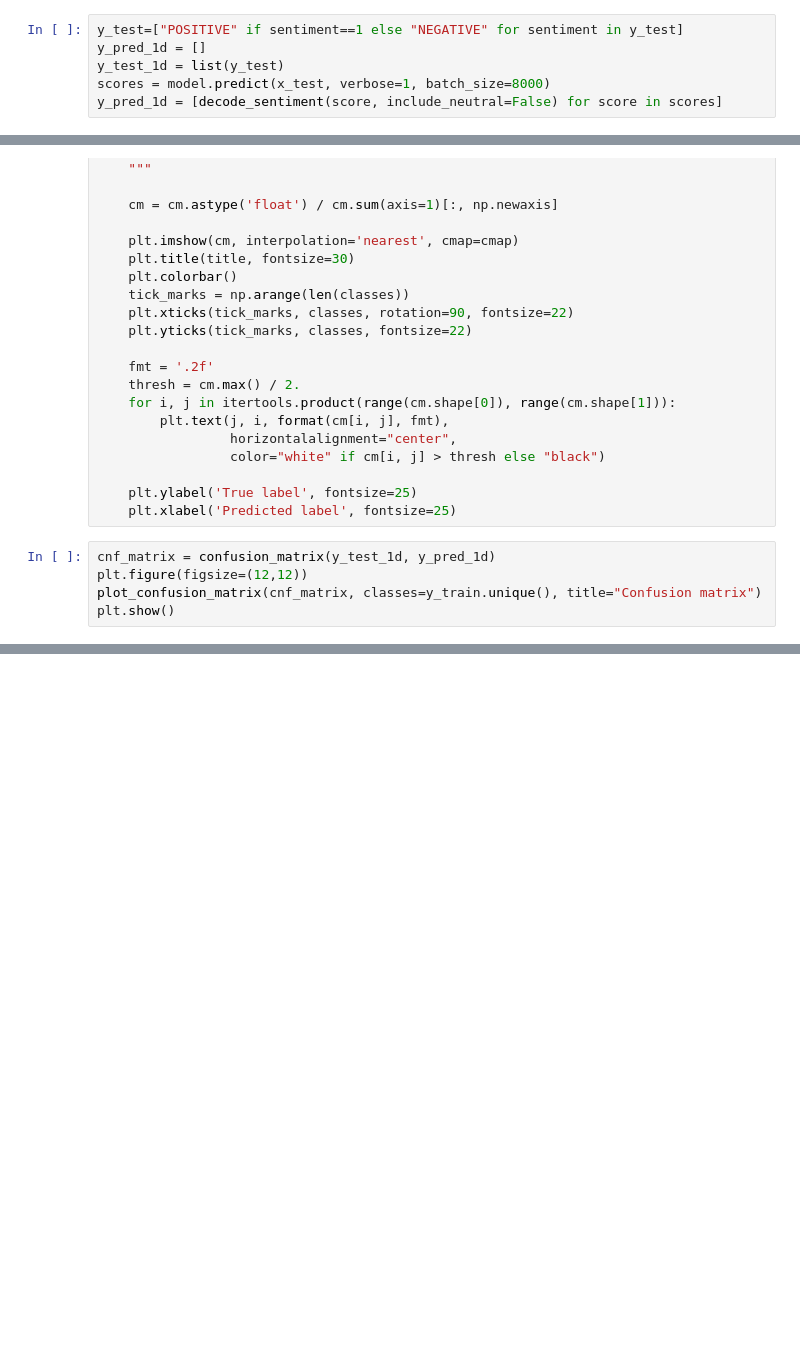
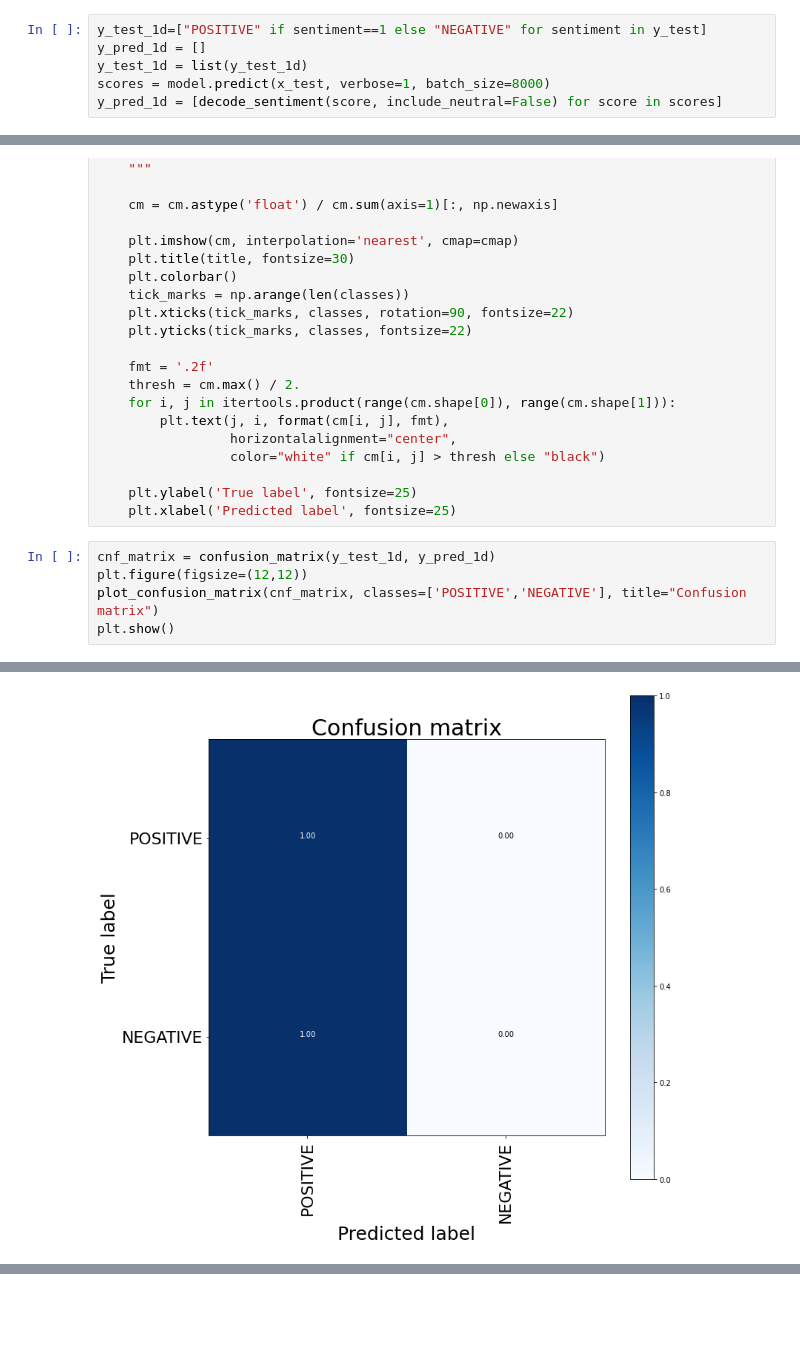
Before and after one commit to Harish521/NLP, a Jupyter notebook: IMDB Movie Sentiment Analysis/Sentiment Analysis IMDB Dataset.ipynb, the cells around one changed output, grey strips where cells are left out. Cells and saved outputs as stored; diff of their text form; blank space fills up the shorter version.

```diff
--- a/IMDB Movie Sentiment Analysis/Sentiment Analysis IMDB Dataset.ipynb
+++ b/IMDB Movie Sentiment Analysis/Sentiment Analysis IMDB Dataset.ipynb
@@ -567,9 +538,9 @@ def decode_sentiment(score, include_neutral=True):
     else:
         return NEGATIVE if score < 0.5 else POSITIVE
 # %%
-y_test=["POSITIVE" if sentiment==1 else "NEGATIVE" for sentiment in y_test]
+y_test_1d=["POSITIVE" if sentiment==1 else "NEGATIVE" for sentiment in y_test]
 y_pred_1d = []
-y_test_1d = list(y_test)
+y_test_1d = list(y_test_1d)
 scores = model.predict(x_test, verbose=1, batch_size=8000)
 y_pred_1d = [decode_sentiment(score, include_neutral=False) for score in scores]
 # %% [output]
@@ -604,6 +575,6 @@ def plot_confusion_matrix(cm, classes,
 # %%
 cnf_matrix = confusion_matrix(y_test_1d, y_pred_1d)
 plt.figure(figsize=(12,12))
-plot_confusion_matrix(cnf_matrix, classes=y_train.unique(), title="Confusion matrix")
+plot_confusion_matrix(cnf_matrix, classes=['POSITIVE','NEGATIVE'], title="Confusion matrix")
 plt.show()
 # %% [output]
@@ -611,0 +583 @@ AttributeError: ignored
+[figure, added]
```
Also changed, not shown: parts of 107 cells of this notebook.
